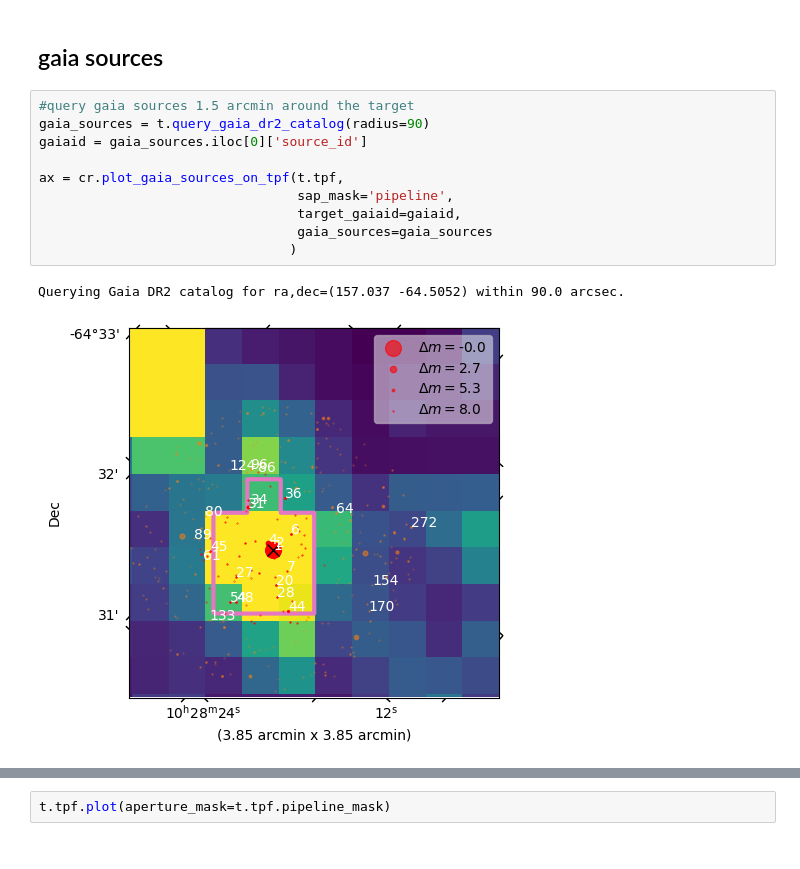
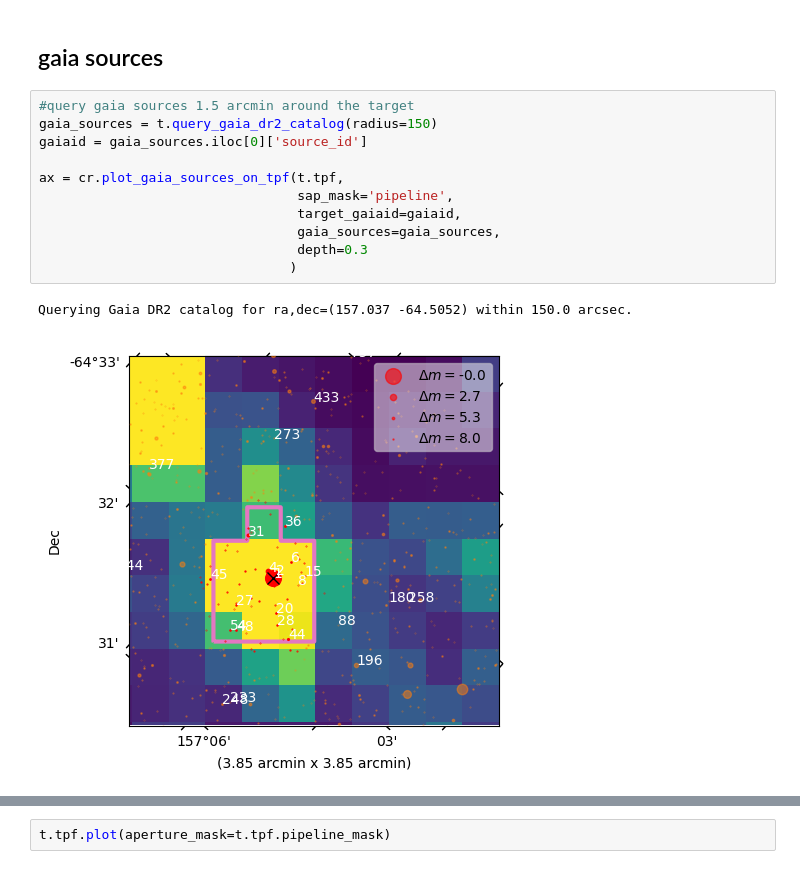
Before and after one commit to jpdeleon/chronos, a Jupyter notebook: notebooks/examples-tpf.ipynb, the cells around one changed output, grey strips where cells are left out. Drawn from its saved outputs; the diff is of its cells as text.

```diff
--- a/notebooks/examples-tpf.ipynb
+++ b/notebooks/examples-tpf.ipynb
@@ -75,14 +75,15 @@ ax = cr.plot_aperture_outline2(t.tpf.flux.mean(axis=0),
 ## gaia sources
 # %%
 #query gaia sources 1.5 arcmin around the target
-gaia_sources = t.query_gaia_dr2_catalog(radius=90)
+gaia_sources = t.query_gaia_dr2_catalog(radius=150)
 gaiaid = gaia_sources.iloc[0]['source_id']
 
 ax = cr.plot_gaia_sources_on_tpf(t.tpf,
                                  sap_mask='pipeline',
                                  target_gaiaid=gaiaid,
-                                 gaia_sources=gaia_sources
+                                 gaia_sources=gaia_sources,
+                                 depth=0.3
                                 )
 # %% [output]
-Querying Gaia DR2 catalog for ra,dec=(157.037 -64.5052) within 90.0 arcsec.
+Querying Gaia DR2 catalog for ra,dec=(157.037 -64.5052) within 150.0 arcsec.
-[figure, old version]
+[figure, new version]
```
Also changed, not shown: parts of 3 cells of this notebook, 18 other files.
